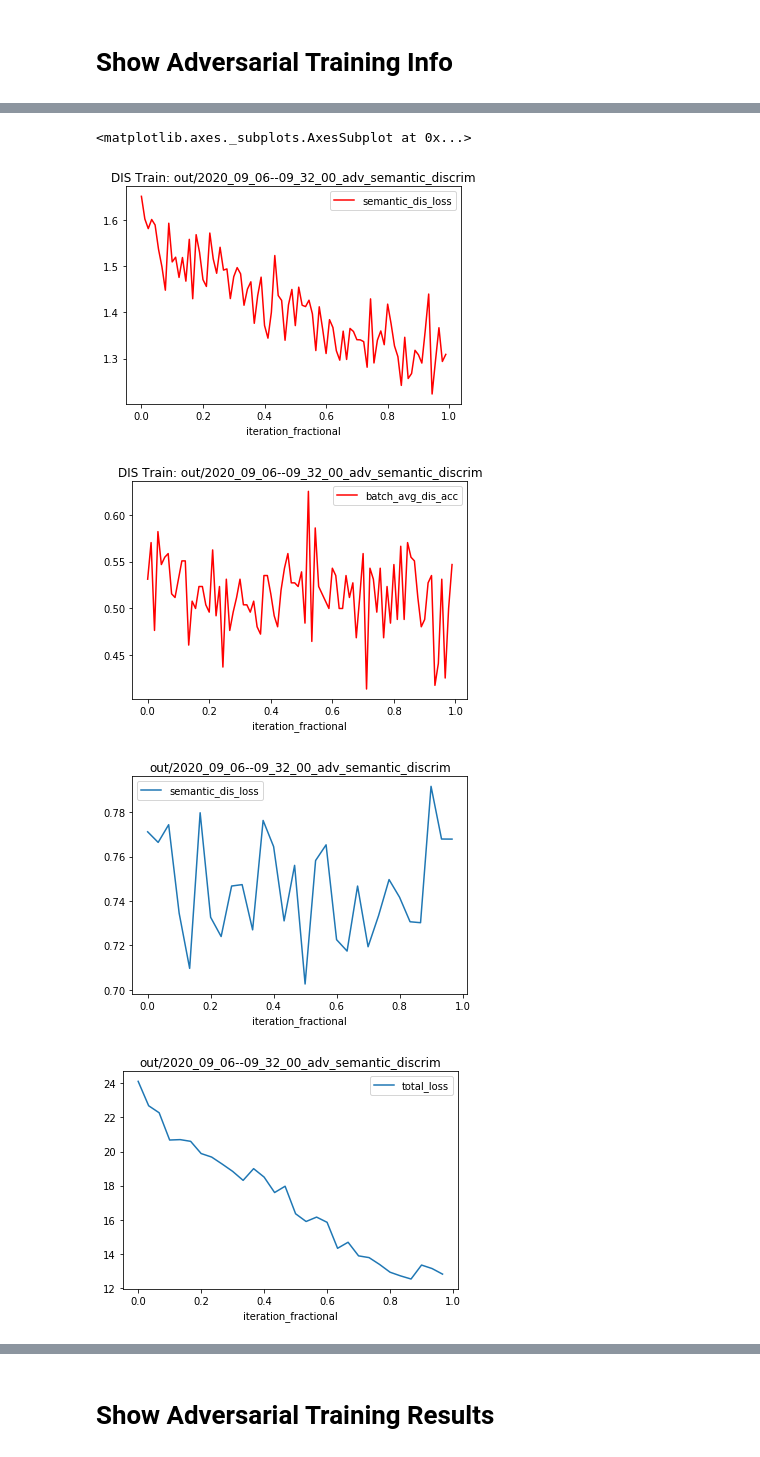
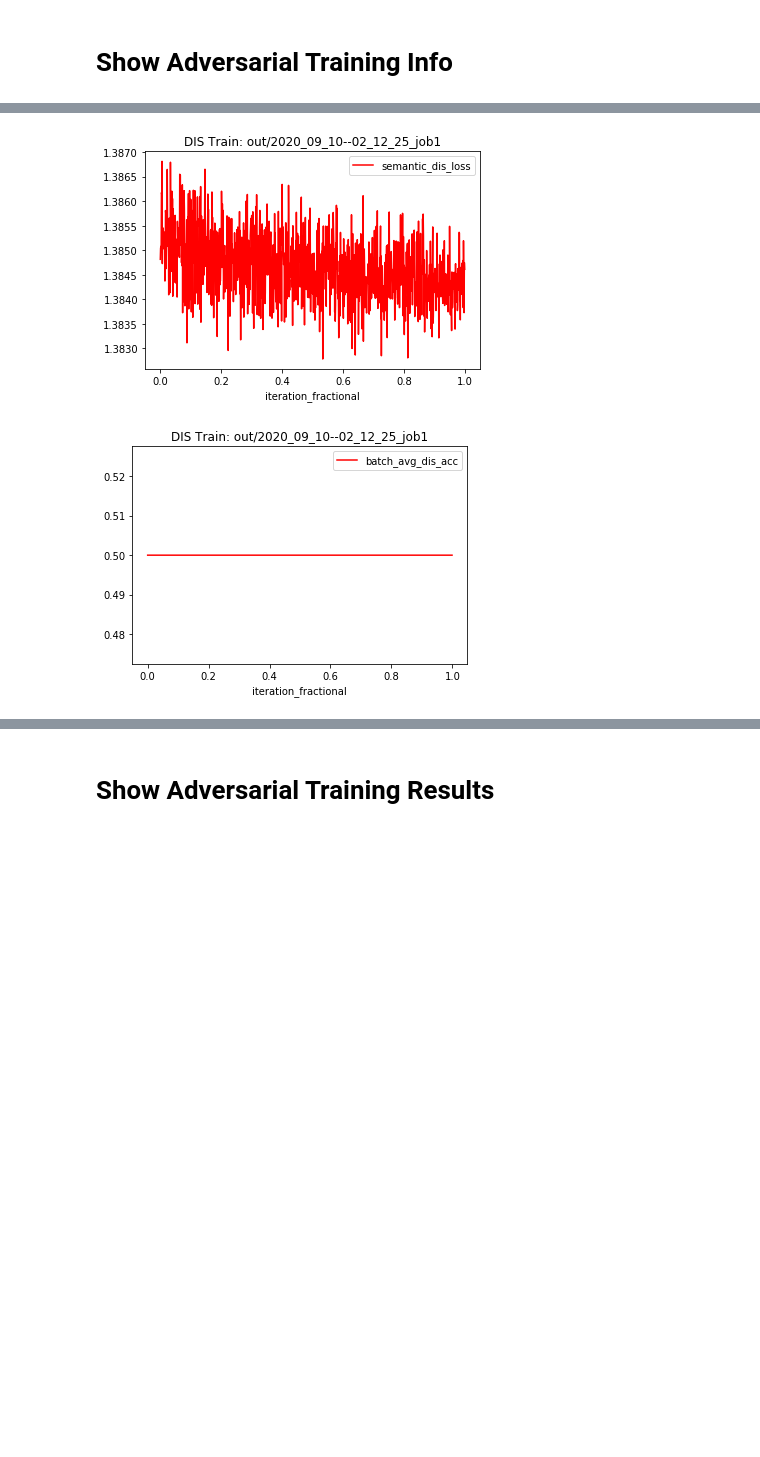
Before and after one commit to b7leung/sil_consistent_at_inference, a Jupyter notebook: notebooks/Adversarial Semantic Descriminator Debug.ipynb, the cells around one changed output, grey strips where cells are left out. Cells and saved outputs as stored; diff of their text form; code cells hidden in the pictures; blank space fills up the shorter version.

```diff
--- a/notebooks/Adversarial Semantic Descriminator Debug.ipynb
+++ b/notebooks/Adversarial Semantic Descriminator Debug.ipynb
@@ -62,7 +62,11 @@ cfg = utils.load_config(cfg_path, "configs/default.yaml")
 # %% [markdown]
 # Show Adversarial Training Info
 # %%
-n="2020_09_06--09_32_00_adv_semantic_discrim"
+n="2020_09_09--07_53_20_job1"
+n="2020_09_09--07_56_31_job2"
+n="2020_09_09--07_55_55_job3"
+n="2020_09_09--07_56_03_job4"
+n="2020_09_10--02_12_25_job1"
 
 saved_model_path = "out/{}".format(get_exp_path(n))
 print(saved_model_path)
@@ -71,31 +75,28 @@ out/2020_09_06--09_32_00_adv_semantic_discrim
 # %%
 # show training plots
 training_info = pickle.load(open(os.path.join(saved_model_path, "training_df.p"), "rb"))
 
 # showing discriminator plots
 semantic_dis_training_df = training_info["semantic_dis"]
 if not semantic_dis_training_df.empty:
     # adding extra column for fracitional iteration
     iteration_fractional = np.linspace(0, max(semantic_dis_training_df['iteration'])+1, len(semantic_dis_training_df)+1)[:-1]
     semantic_dis_training_df["iteration_fractional"] = iteration_fractional
 
     #display(semantic_dis_training_df)
     semantic_dis_training_df.plot.line(x="iteration_fractional", y="semantic_dis_loss", title="DIS Train: " + saved_model_path, color='r')
     semantic_dis_training_df.plot.line(x="iteration_fractional", y="batch_avg_dis_acc", title="DIS Train: " + saved_model_path, color='r')
 
-
 # showing generator (deformation net) plots
 deform_gen_training_df = training_info["deform_net_gen"]
-iteration_fractional = np.linspace(0, max(deform_gen_training_df['iteration'])+1, len(deform_gen_training_df)+1)[:-1]
-deform_gen_training_df["iteration_fractional"] = iteration_fractional
-#display(deform_gen_training_df)
+if not deform_gen_training_df.empty:
+    iteration_fractional = np.linspace(0, max(deform_gen_training_df['iteration'])+1, len(deform_gen_training_df)+1)[:-1]
+    deform_gen_training_df["iteration_fractional"] = iteration_fractional
+    #display(deform_gen_training_df)
 
-deform_gen_training_df.plot.line(x="iteration_fractional", y="semantic_dis_loss", title=saved_model_path)
-deform_gen_training_df.plot.line(x="iteration_fractional", y="total_loss", title=saved_model_path)
-deform_gen_training_df.plot.line(x="iteration_fractional", y="sil_loss", title=saved_model_path)
+    deform_gen_training_df.plot.line(x="iteration_fractional", y="semantic_dis_loss", title=saved_model_path)
+    deform_gen_training_df.plot.line(x="iteration_fractional", y="total_loss", title=saved_model_path)
+    deform_gen_training_df.plot.line(x="iteration_fractional", y="sil_loss", title=saved_model_path)
 # %% [output]
-<matplotlib.axes._subplots.AxesSubplot at 0x...>
-[figure, old version]
+[figure, new version]
-[figure, old version]
+[figure, new version]
-[figure, removed]
-[figure, removed]
```
Also changed, not shown: parts of 4 cells of this notebook, 15 other files.
